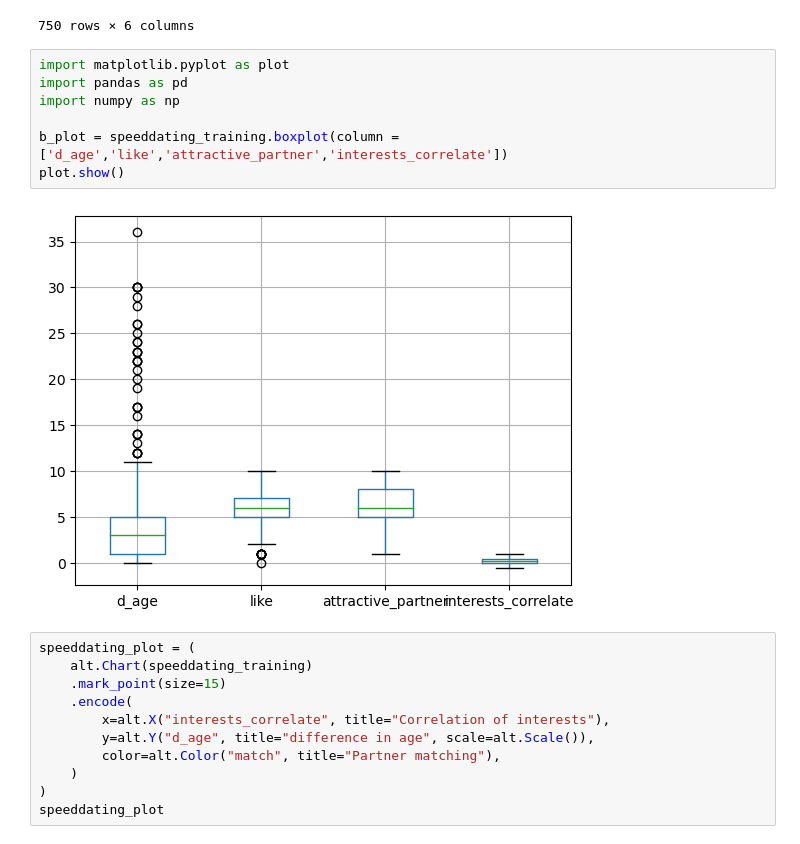
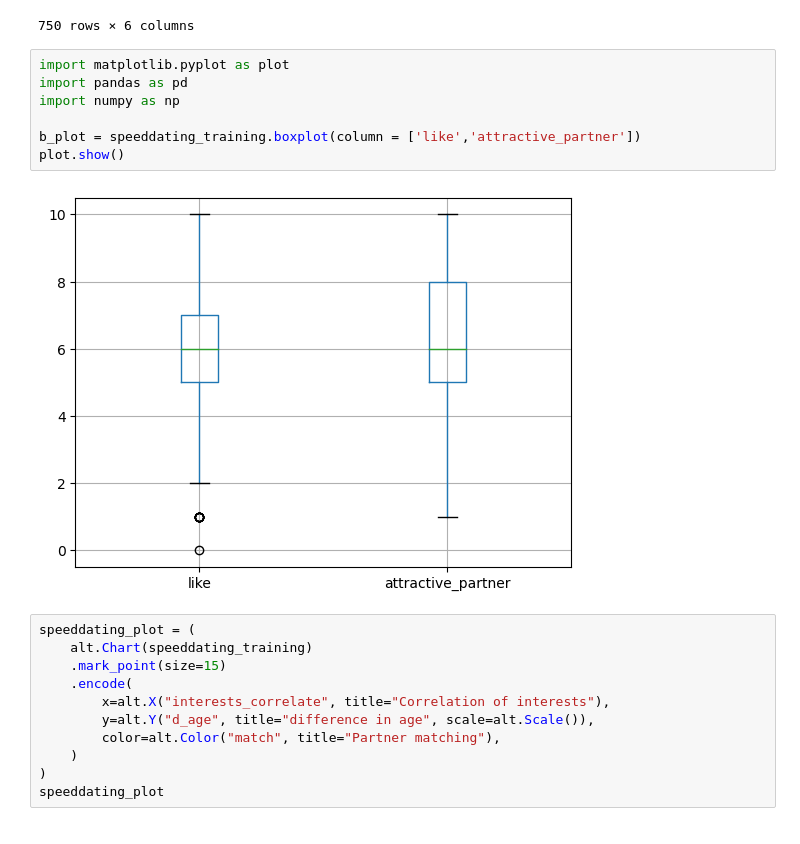
Before and after one commit to mkimur02/final_project_dsci100, a Jupyter notebook: Untitled.ipynb, the cells around one changed output. Saved outputs shown, nothing was run; the diff lists cells and outputs as text.

Commit message:
updated boxplot

```diff
--- a/Untitled.ipynb
+++ b/Untitled.ipynb
@@ -122,12 +122,12 @@ speeddating_training
 # %%
 import matplotlib.pyplot as plot
 import pandas as pd
 import numpy as np
 
-b_plot = speeddating_training.boxplot(column = ['d_age','like','attractive_partner','interests_correlate'])
+b_plot = speeddating_training.boxplot(column = ['like','attractive_partner'])
 plot.show()
 # %% [output]
-[figure, old version]
+[figure, new version]
 # %%
 speeddating_plot = (
     alt.Chart(speeddating_training)
```
